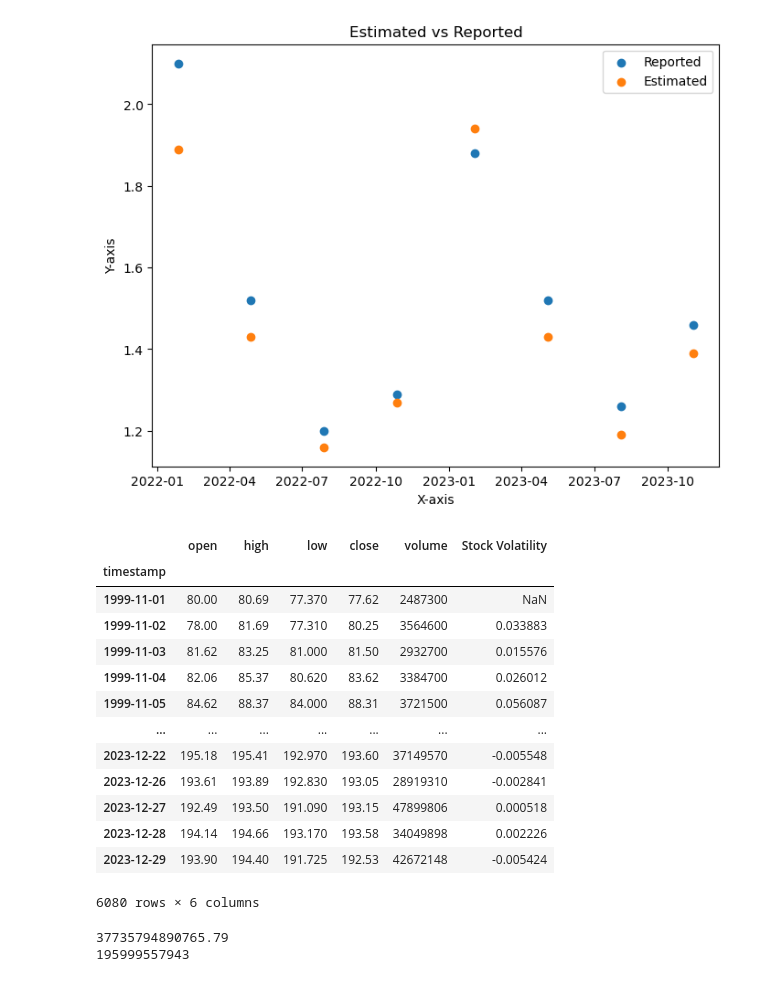
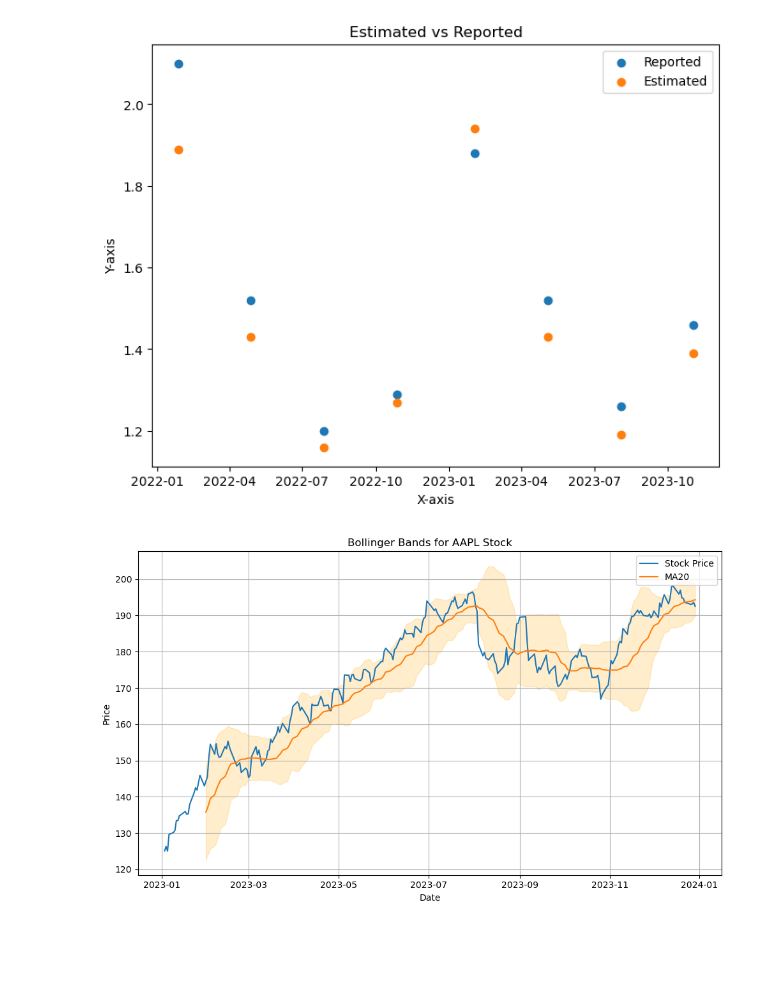
Before and after one commit to itsakcode/stock_analysis, a Jupyter notebook: src/stock_market.ipynb, the cells around one changed output. Saved outputs shown, nothing was run; the diff lists cells and outputs as text; code cells hidden in the pictures; blank space fills up the shorter version.

```diff
--- a/src/stock_market.ipynb
+++ b/src/stock_market.ipynb
@@ -874,28 +549,3 @@ plt.legend()
 plt.show()
 # %% [output]
 [figure]
-# %%
-aapl_df['Stock Volatility'] = aapl_df['close'].pct_change(periods=12)
-aapl_df
-# %% [output]
-|  | open | high | low | close | volume | Stock Volatility |
-| timestamp |  |  |  |  |  |  |
-| 1999-11-01 | 80.00 | 80.69 | 77.370 | 77.62 | 2487300 | NaN |
-| 1999-11-02 | 78.00 | 81.69 | 77.310 | 80.25 | 3564600 | 0.033883 |
-| 1999-11-03 | 81.62 | 83.25 | 81.000 | 81.50 | 2932700 | 0.015576 |
-| 1999-11-04 | 82.06 | 85.37 | 80.620 | 83.62 | 3384700 | 0.026012 |
-| 1999-11-05 | 84.62 | 88.37 | 84.000 | 88.31 | 3721500 | 0.056087 |
-| ... | ... | ... | ... | ... | ... | ... |
-| 2023-12-22 | 195.18 | 195.41 | 192.970 | 193.60 | 37149570 | -0.005548 |
-| 2023-12-26 | 193.61 | 193.89 | 192.830 | 193.05 | 28919310 | -0.002841 |
-| 2023-12-27 | 192.49 | 193.50 | 191.090 | 193.15 | 47899806 | 0.000518 |
-| 2023-12-28 | 194.14 | 194.66 | 193.170 | 193.58 | 34049898 | 0.002226 |
-| 2023-12-29 | 193.90 | 194.40 | 191.725 | 192.53 | 42672148 | -0.005424 |
-6080 rows × 6 columns
-# %%
-print(aapl_df['close'].loc['2023-12-29'] * aapl_df['volume'].sum())
-
-print( aapl_df['volume'].sum())
-# %% [output]
-37735794890765.79
-195999557943
@@ -906,0 +552,20 @@ m.fit()
+# %%
+aapl_m_df = aapl_all_df.loc['2023'].copy(['close'])
+
+aapl_m_df['MA20'] = aapl_m_df['close'].rolling(window=20).mean()
+aapl_m_df['std_dev'] = aapl_m_df['close'].rolling(window=20).std()
+
+plt.figure(figsize=(10, 6))
+plt.plot(aapl_m_df['close'], label='Stock Price')
+plt.plot(aapl_m_df['MA20'], label='MA20')
+plt.fill_between(aapl_m_df.index, aapl_m_df['MA20'] - 2 * aapl_m_df['std_dev'],
+                 aapl_m_df['MA20'] + 2 * aapl_m_df['std_dev'], alpha=0.2, color='orange')
+plt.title('Bollinger Bands for AAPL Stock')
+plt.xlabel('Date')
+plt.ylabel('Price')
+plt.legend()
+plt.grid(visible=True)
+plt.tight_layout()
+plt.show()
+# %% [output]
+[figure, added]
```
Also changed, not shown: parts of 27 cells of this notebook, 7 other files.
